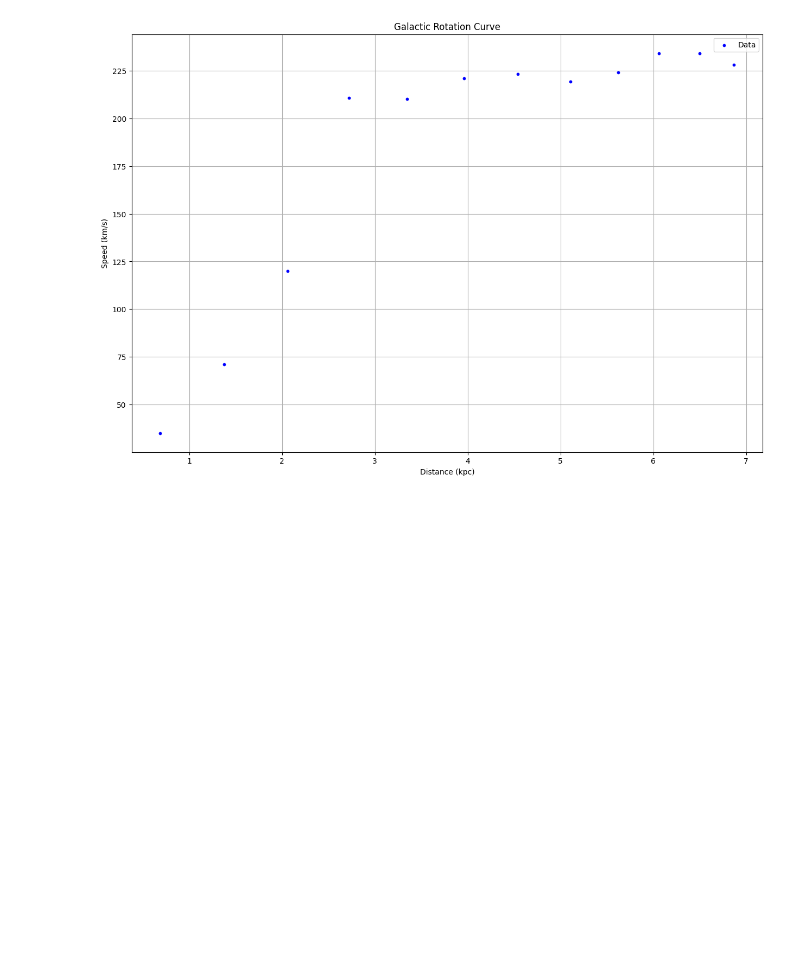
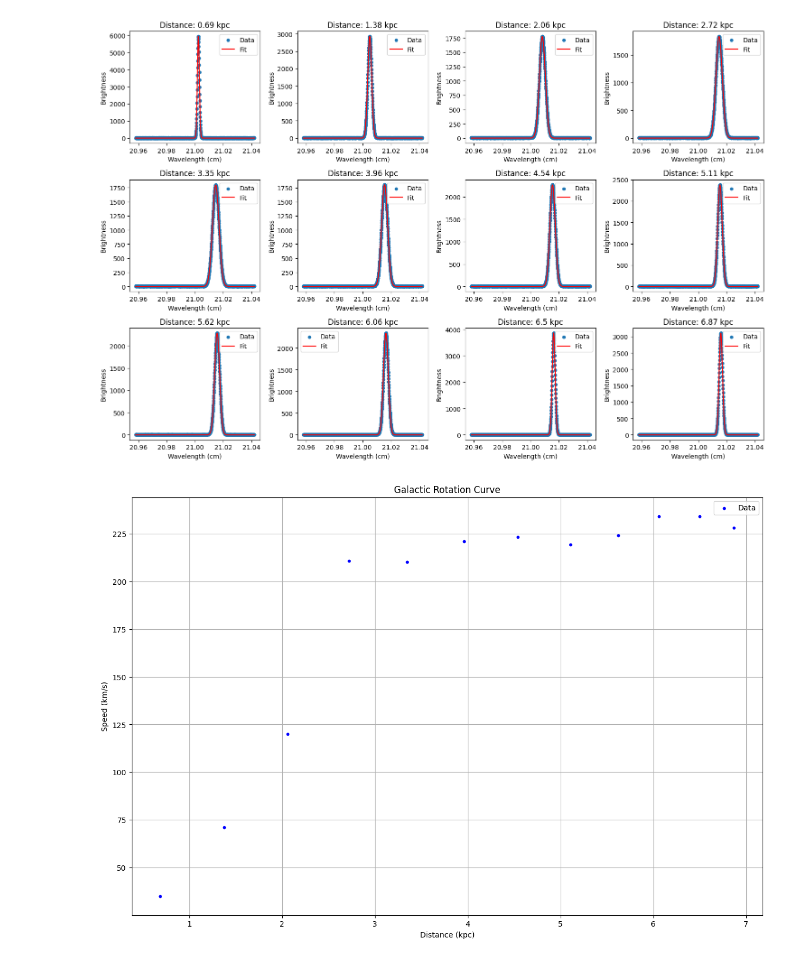
Before and after one commit to Nirraaav/KSP-Demystifying-Radio-Astronomy, a Jupyter notebook: Week 2/Task2.ipynb, the cells around one changed output. Cells and saved outputs as stored; diff of their text form; code cells hidden in the pictures; blank space fills up the shorter version.

```diff
--- a/Week 2/Task2.ipynb
+++ b/Week 2/Task2.ipynb
@@ -25,31 +25,58 @@ for file in os.listdir(data_directory):
         file_path = data_directory + file
         data = ascii.read(file_path)
         x = data['wavelngth (cm)']
         y = data['brightness']
 
         initial_guess = [max(y), x[np.argmax(y)], np.std(x)]
         popt, pcov = curve_fit(gaussian, x, y, p0=initial_guess)
 
         # # Plot the original data and the fitted Gaussian
         # plt.scatter(x, y, label='Data')
         # plt.plot(x, gaussian(x, *popt), color='red', label='Fit')
         # plt.xlabel('x')
         # plt.ylabel('y')
         # plt.legend()
         # plt.show()
 
         means[distance] = popt[1]
         speeds[distance] = ((means[distance] - actual) / actual)*(c/1e5)
 
 speeds = dict(sorted(speeds.items()))
+means = dict(sorted(means.items()))
+
+# plot the data for the 12 files in a 3x4 grid
+fig, axs = plt.subplots(3, 4, figsize=(15, 10))
+for i, (distance, mean) in enumerate(means.items()):
+    ax = axs[i//4, i%4]
+
+    file_path = data_directory + f'spectrum_d_{distance}_kpc.txt'
+    data = ascii.read(file_path)
+    x = data['wavelngth (cm)']
+    y = data['brightness']
+
+    initial_guess = [max(y), x[np.argmax(y)], np.std(x)]
+    popt, pcov = curve_fit(gaussian, x, y, p0=initial_guess)
+
+    ax.scatter(x, y, label='Data', s=20)
+    ax.plot(x, gaussian(x, *popt), color='red', label='Fit')
+    ax.set_xlabel('Wavelength (cm)')
+    ax.set_ylabel('Brightness')
+    ax.set_title(f'Distance: {distance} kpc')
+    ax.legend()
+
+plt.tight_layout()
+plt.savefig('../Images/12_files.png')
+plt.show()
 
 plt.figure(figsize=(15, 10))
 plt.scatter(speeds.keys(), speeds.values(), label='Data', marker='o', color='blue', s=10)
 plt.xlabel('Distance (kpc)')
 plt.ylabel('Speed (km/s)')
 plt.title('Galactic Rotation Curve')
 plt.legend()
 plt.grid(True)
+plt.savefig('../Images/galaxy_rotation_curve.png')
 plt.show()
 # %% [output]
-[figure, old version]
+[figure, new version]
+[figure, added]
```
Also changed, not shown: 16 other files.
